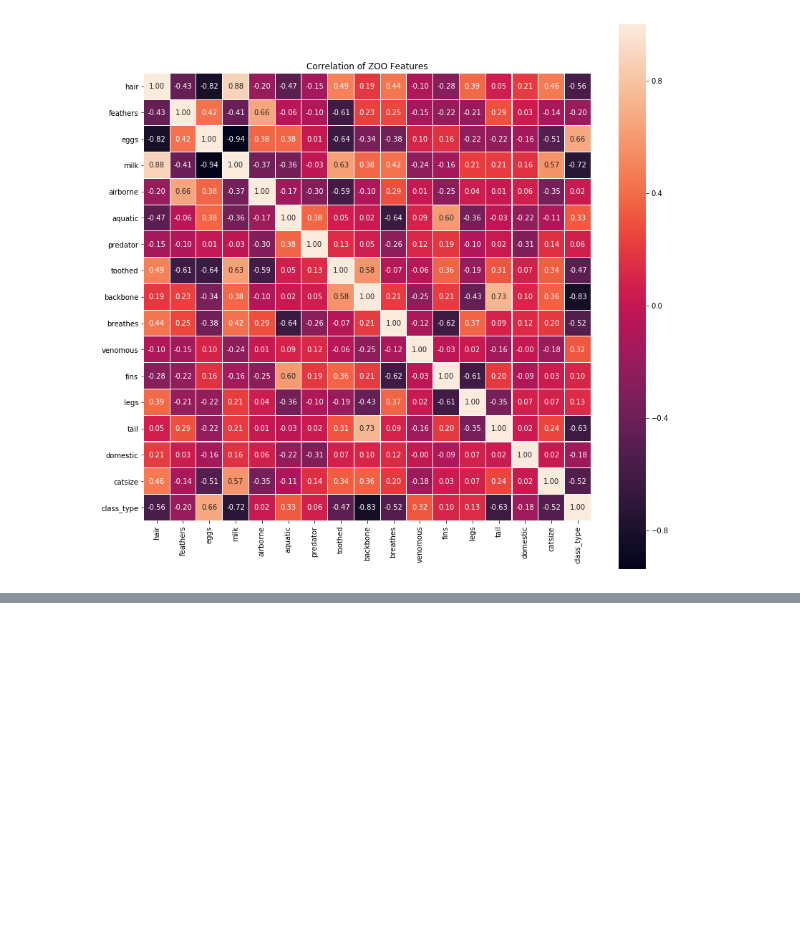
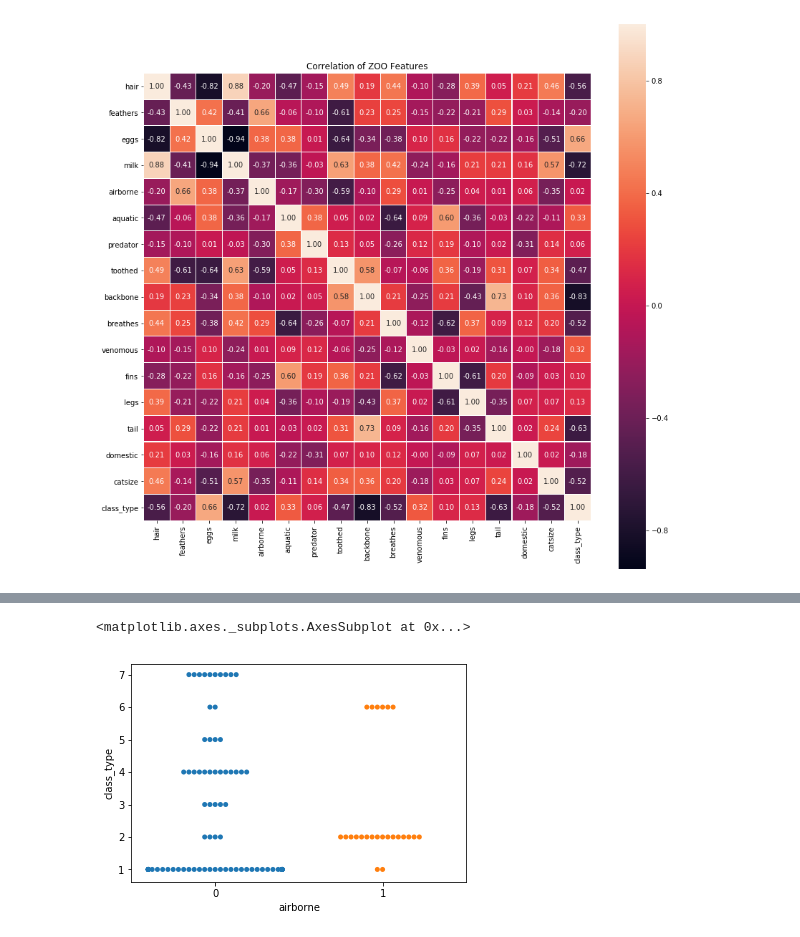
Before and after one commit to waynezhao12/Zoo-Animal-Classification, a Jupyter notebook: Zoo.ipynb, the cells around one changed output, grey strips where cells are left out. Cells and saved outputs as stored; diff of their text form; code cells hidden in the pictures; blank space fills up the shorter version.

```diff
--- a/Zoo.ipynb
+++ b/Zoo.ipynb
@@ -169,0 +110,5 @@ from sklearn.model_selection import train_test_split
+# %%
+sns.swarmplot(new_zoo['airborne'], new_zoo['class_type'])
+# %% [output]
+<matplotlib.axes._subplots.AxesSubplot at 0x...>
+[figure, added]
```
Also changed, not shown: parts of 29 cells of this notebook, 9 other files.
